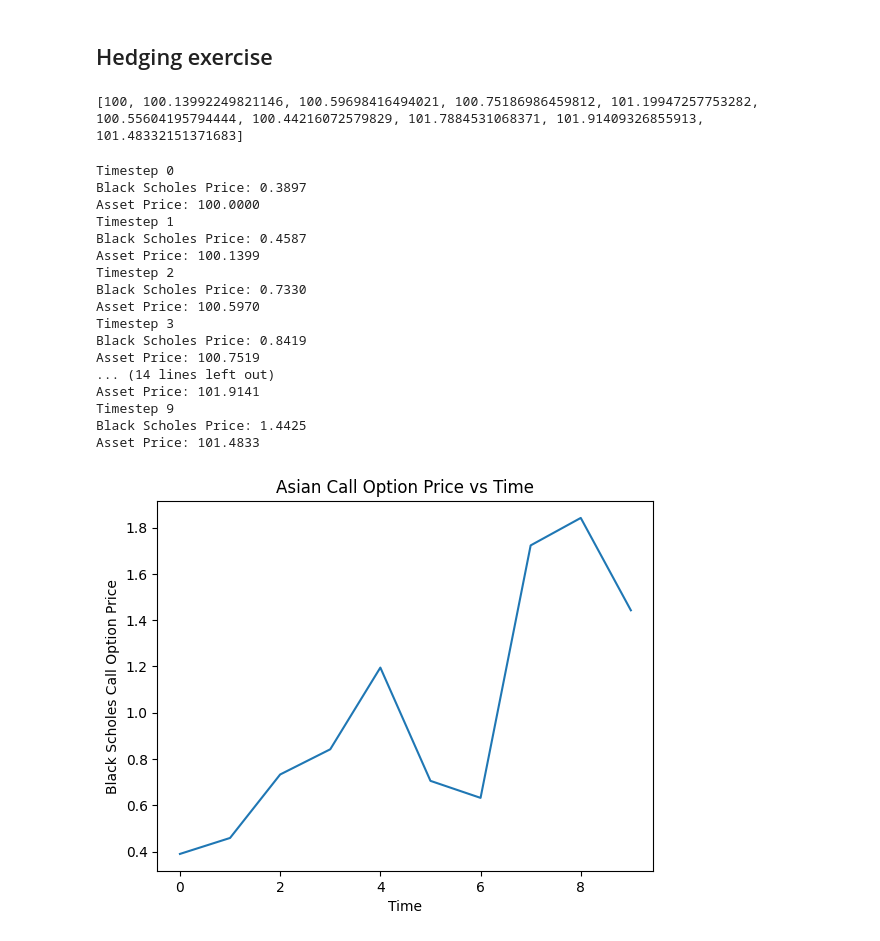
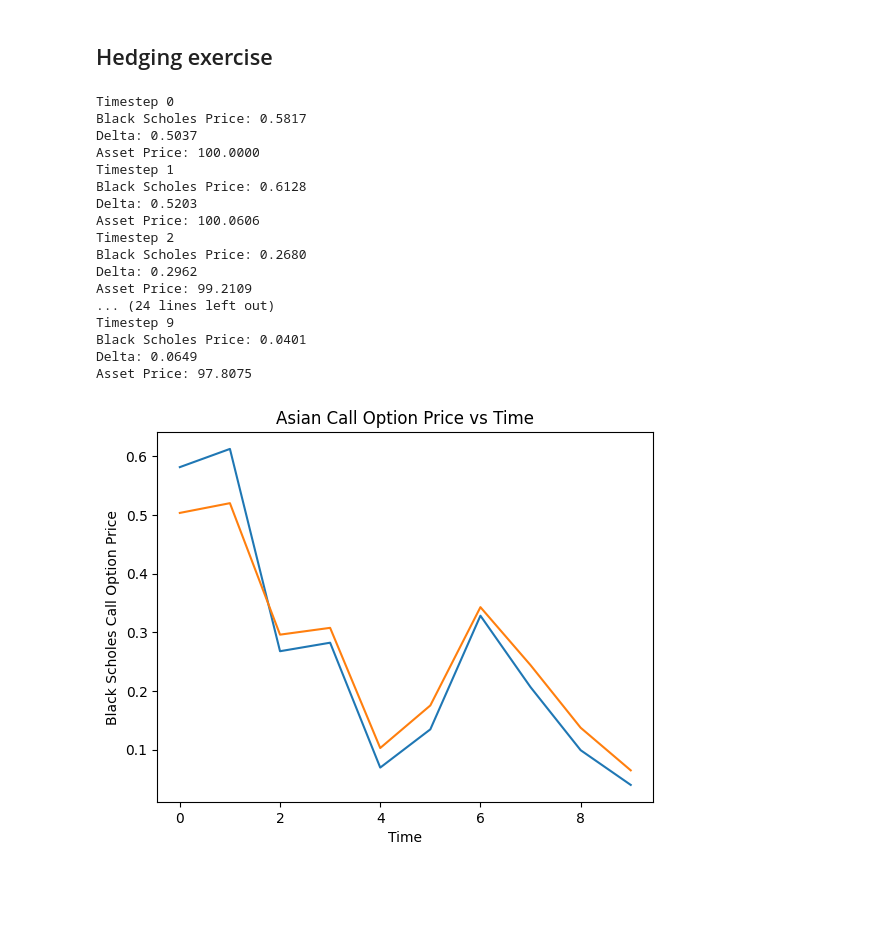
Before and after one commit to sparikh099/fe_620_project, a Jupyter notebook: src/bapm_asian_options.ipynb, the cells around one changed output. Cells and saved outputs as stored; diff of their text form; code cells hidden in the pictures; blank space fills up the shorter version.

```diff
--- a/src/bapm_asian_options.ipynb
+++ b/src/bapm_asian_options.ipynb
@@ -58,4 +55,0 @@ Annualized Volatility: 28.95%
-# %%
-brent_oil_data["Rolling Avg Price"] = brent_oil_data["Close"].rolling(window=30).mean()
-brent_oil_data["Rolling Avg Price"].plot(ylabel="Rolling Avg Price", color="darkorange")
-plt.show()
@@ -497,60 +497,79 @@ def generate_stock_prices(S0, mu, sigma, T, n_steps):
         S_t = prices[-1] * np.exp((mu - 0.5 * sigma**2) * dt + sigma * dW)
         prices.append(S_t)
     return prices
-def bs_asian_delta(S_0, K, r, sigma, T, option_type):
+def bs_asian_delta(S_0, K, r, sigma, T, option_type,q=0):
     G_0 = S_0 * np.exp(1/2 *(r-q)* T - 1/12 * sigma**2 * T)
     sigma_g = 1/ np.sqrt(3) * sigma
     d1_g = 1/(sigma_g * np.sqrt(T)) * (np.log(G_0 / K) + (0.5 * sigma_g**2) * T)
-    return norm.cdf(d1_g) * np.exp(-r * T) * (G_0 / K - 1) / (sigma_g * np.sqrt(T))
-
-S0 = 100
-mu = 0.05
-sigma = 0.3
-T = 1 / 252
-n_steps = 10
-daily_prices = generate_stock_prices(S0, mu, sigma, T, n_steps)
-print(daily_prices)
+    if option_type == 'call':
+        return norm.cdf(d1_g)
+    elif option_type == 'put':
+        return norm.cdf(-d1_g)
-# %% [output]
-[100, 100.13992249821146, 100.59698416494021, 100.75186986459812, 101.19947257753282, 100.55604195794444, 100.44216072579829, 101.7884531068371, 101.91409326855913, 101.48332151371683]
 # %%
-k = 100.1
+S0 = 100
+mu = 0.00
+sigma = 0.4
+T = 1/252
+n_steps = 10
+daily_prices = generate_stock_prices(S0, mu, sigma, T, n_steps)
+k = 100
 call_prices = []
+deltas = []
 for x in range(len(daily_prices)):
     print(f"Timestep {x}")
     black_scholes_price = geometric_asian_option__bs(
         S_0=daily_prices[x],
         K=k,
         r=r,
         sigma=sigma,
         T=T,
         option_type="call",
     )
+    delta = bs_asian_delta(
+        S_0=daily_prices[x],
+        K=k,
+        r=r,
+        sigma=sigma,
+        T=T,
+        option_type="call",
+    )
+    deltas.append(delta)
     call_prices.append(black_scholes_price)
     print(f"Black Scholes Price: {black_scholes_price:.4f}")
+    print(f"Delta: {delta:.4f}")
     print(f"Asset Price: {daily_prices[x]:.4f}")
 plt.plot(call_prices)
+plt.plot(deltas)
+plt.plot()
 plt.title("Asian Call Option Price vs Time")
 plt.xlabel("Time")
 plt.ylabel("Black Scholes Call Option Price")
 plt.show()
-    #print(f"Delta: {delta:.4f}")
-    #plt.plot(x, delta, 'o')
+
+
+# hedged portfolio
+difference = np.array(call_prices) - np.array(deltas)
+plt.plot(difference)
+plt.title("Hedged Portfolio Value vs Time")
+plt.xlabel("Time")
+plt.ylabel("Hedged Portfolio Value")
+plt.show()
 # %% [output]
 Timestep 0
-Black Scholes Price: 0.3897
+Black Scholes Price: 0.5817
+Delta: 0.5037
 Asset Price: 100.0000
 Timestep 1
-Black Scholes Price: 0.4587
-Asset Price: 100.1399
+Black Scholes Price: 0.6128
+Delta: 0.5203
+Asset Price: 100.0606
 Timestep 2
-Black Scholes Price: 0.7330
-Asset Price: 100.5970
-Timestep 3
-Black Scholes Price: 0.8419
-Asset Price: 100.7519
-... (14 lines left out)
-Asset Price: 101.9141
+Black Scholes Price: 0.2680
+Delta: 0.2962
+Asset Price: 99.2109
+... (24 lines left out)
 Timestep 9
-Black Scholes Price: 1.4425
-Asset Price: 101.4833
+Black Scholes Price: 0.0401
+Delta: 0.0649
+Asset Price: 97.8075
-[figure, old version]
+[figure, new version]
```
Also changed, not shown: parts of 11 cells of this notebook.
